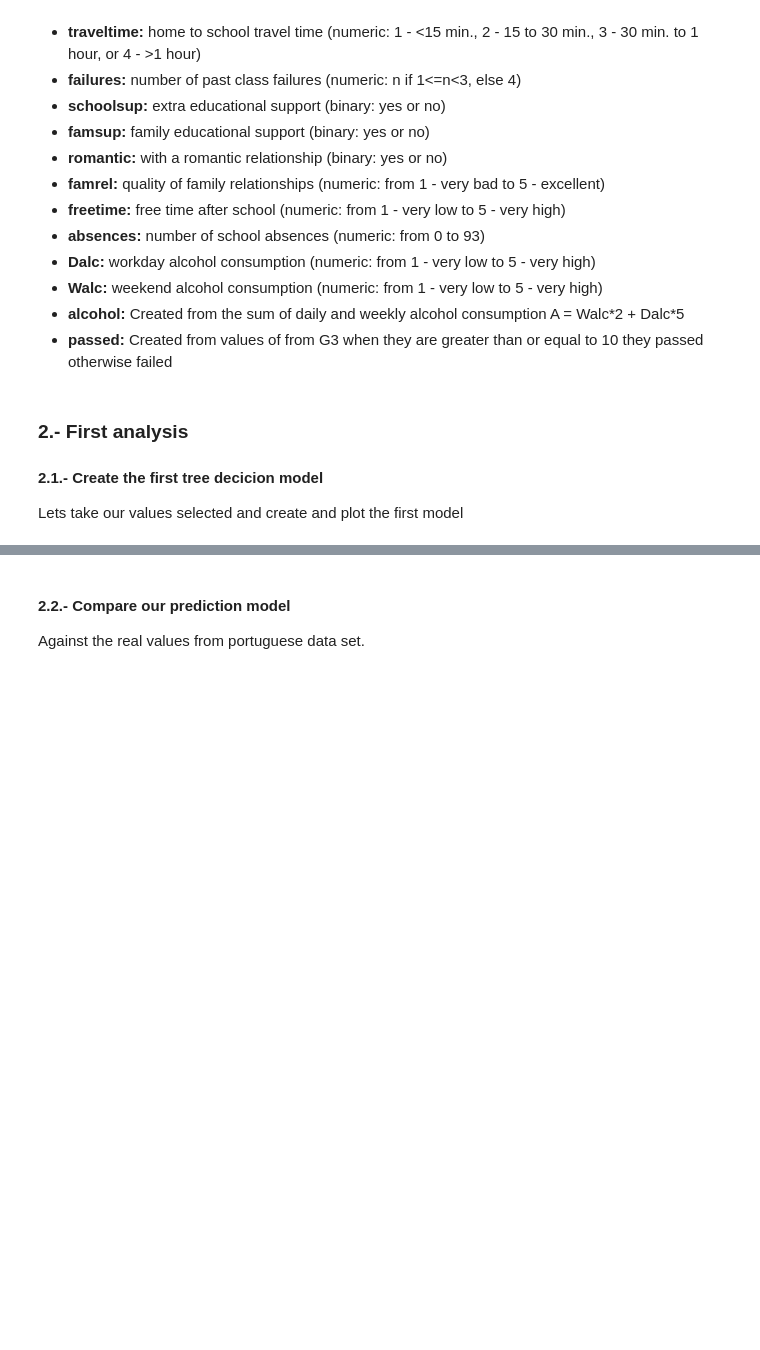
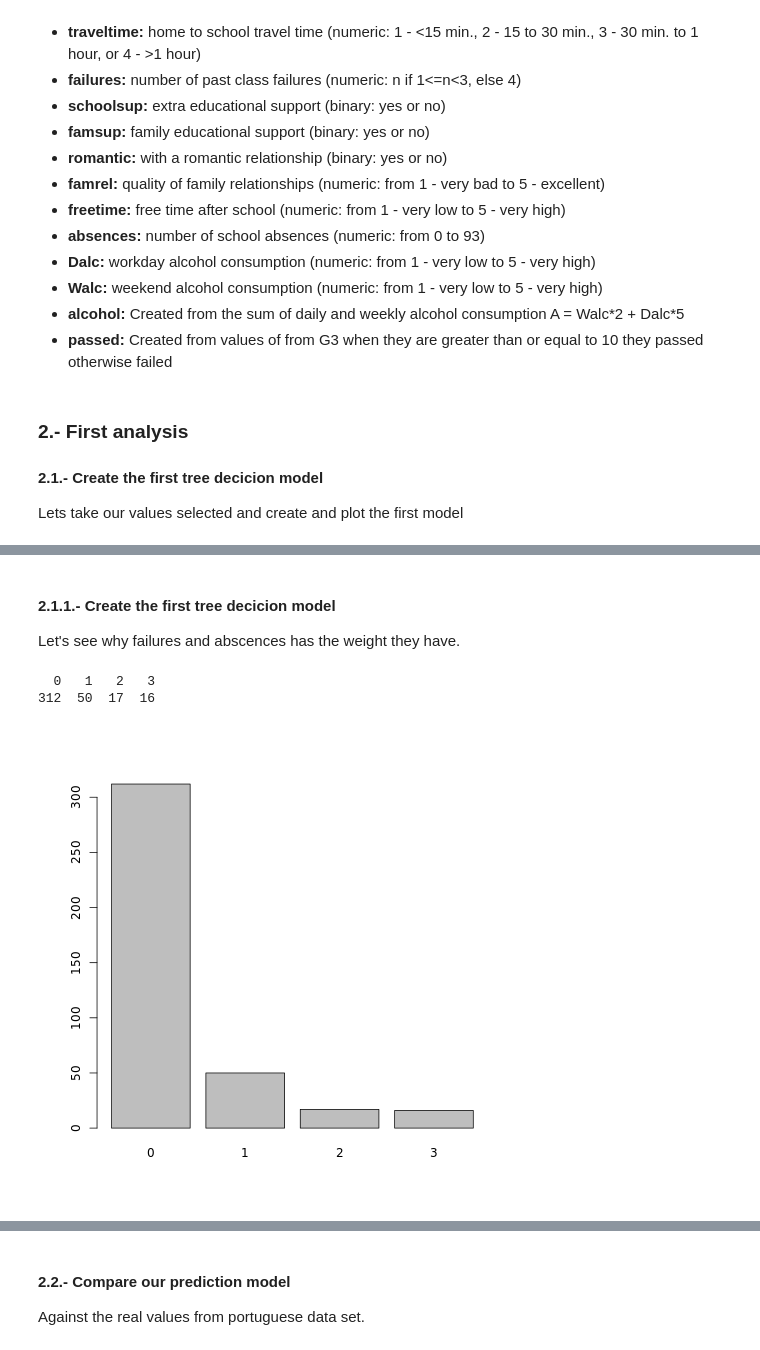
Before and after one commit to Gansito144/CSM, a Jupyter notebook: subjects/Pattern-Recognition/Projects/R-students.ipynb, the cells around one changed output, grey strips where cells are left out. Cells and saved outputs as stored; diff of their text form; code cells hidden in the pictures; blank space fills up the shorter version.

```diff
--- a/subjects/Pattern-Recognition/Projects/R-students.ipynb
+++ b/subjects/Pattern-Recognition/Projects/R-students.ipynb
@@ -113,0 +132,10 @@ fancyRpartPlot(tree1)
+# %% [markdown]
+#### 2.1.1.- Create the first tree decicion model
+Let's see why failures and abscences has the weight they have.
+# %%
+table(math$failures)
+plot(factor(math$failures))
+# %% [output]
+  0   1   2   3
+312  50  17  16
+[figure, added]
```
Also changed, not shown: parts of 9 cells of this notebook, 13 other files.
